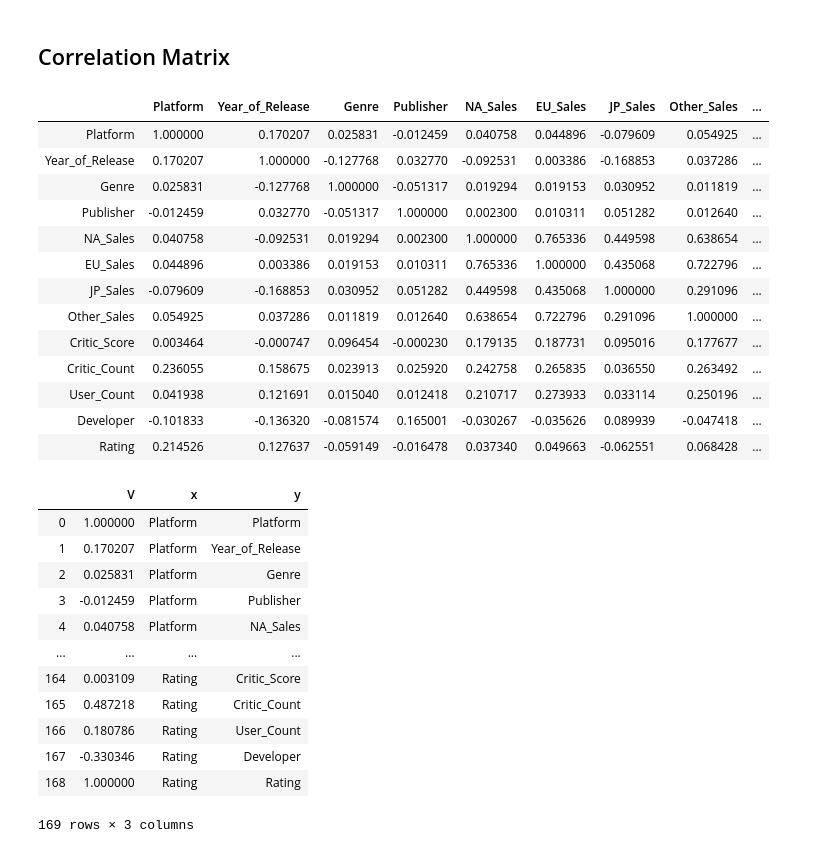
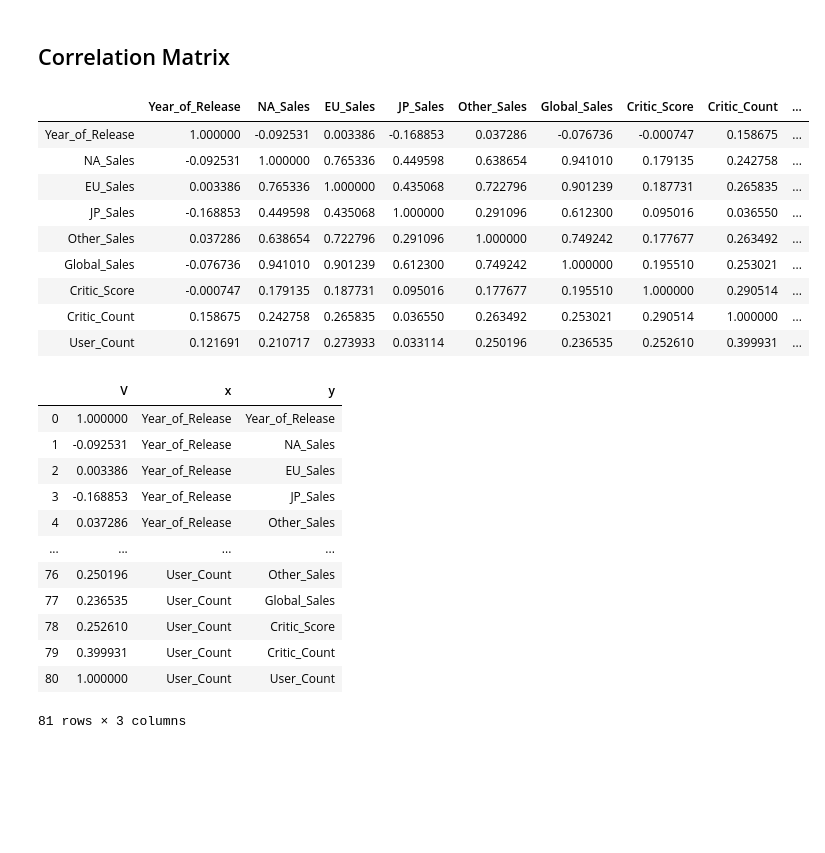
Before and after one commit to MAliElakhrass/DataVizProject, a Jupyter notebook: Preprocessing.ipynb, the cells around one changed output. Cells and saved outputs as stored; diff of their text form; code cells hidden in the pictures; blank space fills up the shorter version.

Commit message:
Only continuous attribute for heatmap

```diff
--- a/Preprocessing.ipynb
+++ b/Preprocessing.ipynb
@@ -127,3 +127,7 @@ data.dropna()
 | 16717 | Spirits & Spells | GBA | 2003.0 | Platform | Wanadoo | 0.01 | 0.00 | 0.00 | 0.00 | ... |
 | 16718 | Winning Post 8 2016 | PSV | 2016.0 | Simulation | Tecmo Koei | 0.00 | 0.00 | 0.01 | 0.00 | ... |
 16717 rows × 16 columns
+# %%
+continuousData = data.copy()
+continuousData = continuousData.drop(columns=['Name', 'Platform', 'Genre', 'Publisher', 'Developer', 'Rating'])
+continuousData.head()
@@ -224,24 +235,20 @@ df2.to_csv('./data/weights_sale.csv', index=False)
 # %% [markdown]
 ## Correlation Matrix
 # %%
-corr = encoded_data.corr()
+corr = continuousData.corr()
 # corr = corr.abs()
 corr
 # %% [output]
-|  | Platform | Year_of_Release | Genre | Publisher | NA_Sales | EU_Sales | JP_Sales | Other_Sales | ... |
-| Platform | 1.000000 | 0.170207 | 0.025831 | -0.012459 | 0.040758 | 0.044896 | -0.079609 | 0.054925 | ... |
-| Year_of_Release | 0.170207 | 1.000000 | -0.127768 | 0.032770 | -0.092531 | 0.003386 | -0.168853 | 0.037286 | ... |
-| Genre | 0.025831 | -0.127768 | 1.000000 | -0.051317 | 0.019294 | 0.019153 | 0.030952 | 0.011819 | ... |
-| Publisher | -0.012459 | 0.032770 | -0.051317 | 1.000000 | 0.002300 | 0.010311 | 0.051282 | 0.012640 | ... |
-| NA_Sales | 0.040758 | -0.092531 | 0.019294 | 0.002300 | 1.000000 | 0.765336 | 0.449598 | 0.638654 | ... |
-| EU_Sales | 0.044896 | 0.003386 | 0.019153 | 0.010311 | 0.765336 | 1.000000 | 0.435068 | 0.722796 | ... |
-| JP_Sales | -0.079609 | -0.168853 | 0.030952 | 0.051282 | 0.449598 | 0.435068 | 1.000000 | 0.291096 | ... |
-| Other_Sales | 0.054925 | 0.037286 | 0.011819 | 0.012640 | 0.638654 | 0.722796 | 0.291096 | 1.000000 | ... |
-| Critic_Score | 0.003464 | -0.000747 | 0.096454 | -0.000230 | 0.179135 | 0.187731 | 0.095016 | 0.177677 | ... |
-| Critic_Count | 0.236055 | 0.158675 | 0.023913 | 0.025920 | 0.242758 | 0.265835 | 0.036550 | 0.263492 | ... |
-| User_Count | 0.041938 | 0.121691 | 0.015040 | 0.012418 | 0.210717 | 0.273933 | 0.033114 | 0.250196 | ... |
-| Developer | -0.101833 | -0.136320 | -0.081574 | 0.165001 | -0.030267 | -0.035626 | 0.089939 | -0.047418 | ... |
-| Rating | 0.214526 | 0.127637 | -0.059149 | -0.016478 | 0.037340 | 0.049663 | -0.062551 | 0.068428 | ... |
+|  | Year_of_Release | NA_Sales | EU_Sales | JP_Sales | Other_Sales | Global_Sales | Critic_Score | Critic_Count | ... |
+| Year_of_Release | 1.000000 | -0.092531 | 0.003386 | -0.168853 | 0.037286 | -0.076736 | -0.000747 | 0.158675 | ... |
+| NA_Sales | -0.092531 | 1.000000 | 0.765336 | 0.449598 | 0.638654 | 0.941010 | 0.179135 | 0.242758 | ... |
+| EU_Sales | 0.003386 | 0.765336 | 1.000000 | 0.435068 | 0.722796 | 0.901239 | 0.187731 | 0.265835 | ... |
+| JP_Sales | -0.168853 | 0.449598 | 0.435068 | 1.000000 | 0.291096 | 0.612300 | 0.095016 | 0.036550 | ... |
+| Other_Sales | 0.037286 | 0.638654 | 0.722796 | 0.291096 | 1.000000 | 0.749242 | 0.177677 | 0.263492 | ... |
+| Global_Sales | -0.076736 | 0.941010 | 0.901239 | 0.612300 | 0.749242 | 1.000000 | 0.195510 | 0.253021 | ... |
+| Critic_Score | -0.000747 | 0.179135 | 0.187731 | 0.095016 | 0.177677 | 0.195510 | 1.000000 | 0.290514 | ... |
+| Critic_Count | 0.158675 | 0.242758 | 0.265835 | 0.036550 | 0.263492 | 0.253021 | 0.290514 | 1.000000 | ... |
+| User_Count | 0.121691 | 0.210717 | 0.273933 | 0.033114 | 0.250196 | 0.236535 | 0.252610 | 0.399931 | ... |
 # %%
 corr=corr.unstack().reset_index()
 corr.columns=['x','y','V']
@@ -251,17 +258,17 @@ corr = corr[cols]
 corr
 # %% [output]
 |  | V | x | y |
-| 0 | 1.000000 | Platform | Platform |
-| 1 | 0.170207 | Platform | Year_of_Release |
-| 2 | 0.025831 | Platform | Genre |
-| 3 | -0.012459 | Platform | Publisher |
-| 4 | 0.040758 | Platform | NA_Sales |
+| 0 | 1.000000 | Year_of_Release | Year_of_Release |
+| 1 | -0.092531 | Year_of_Release | NA_Sales |
+| 2 | 0.003386 | Year_of_Release | EU_Sales |
+| 3 | -0.168853 | Year_of_Release | JP_Sales |
+| 4 | 0.037286 | Year_of_Release | Other_Sales |
 | ... | ... | ... | ... |
-| 164 | 0.003109 | Rating | Critic_Score |
-| 165 | 0.487218 | Rating | Critic_Count |
-| 166 | 0.180786 | Rating | User_Count |
-| 167 | -0.330346 | Rating | Developer |
-| 168 | 1.000000 | Rating | Rating |
+| 76 | 0.250196 | User_Count | Other_Sales |
+| 77 | 0.236535 | User_Count | Global_Sales |
+| 78 | 0.252610 | User_Count | Critic_Score |
+| 79 | 0.399931 | User_Count | Critic_Count |
+| 80 | 1.000000 | User_Count | User_Count |
-169 rows × 3 columns
+81 rows × 3 columns
 # %%
 corr.to_csv('./data/corr_matrix.csv', index=False)
```
Also changed, not shown: parts of 2 cells of this notebook, 8 other files.
